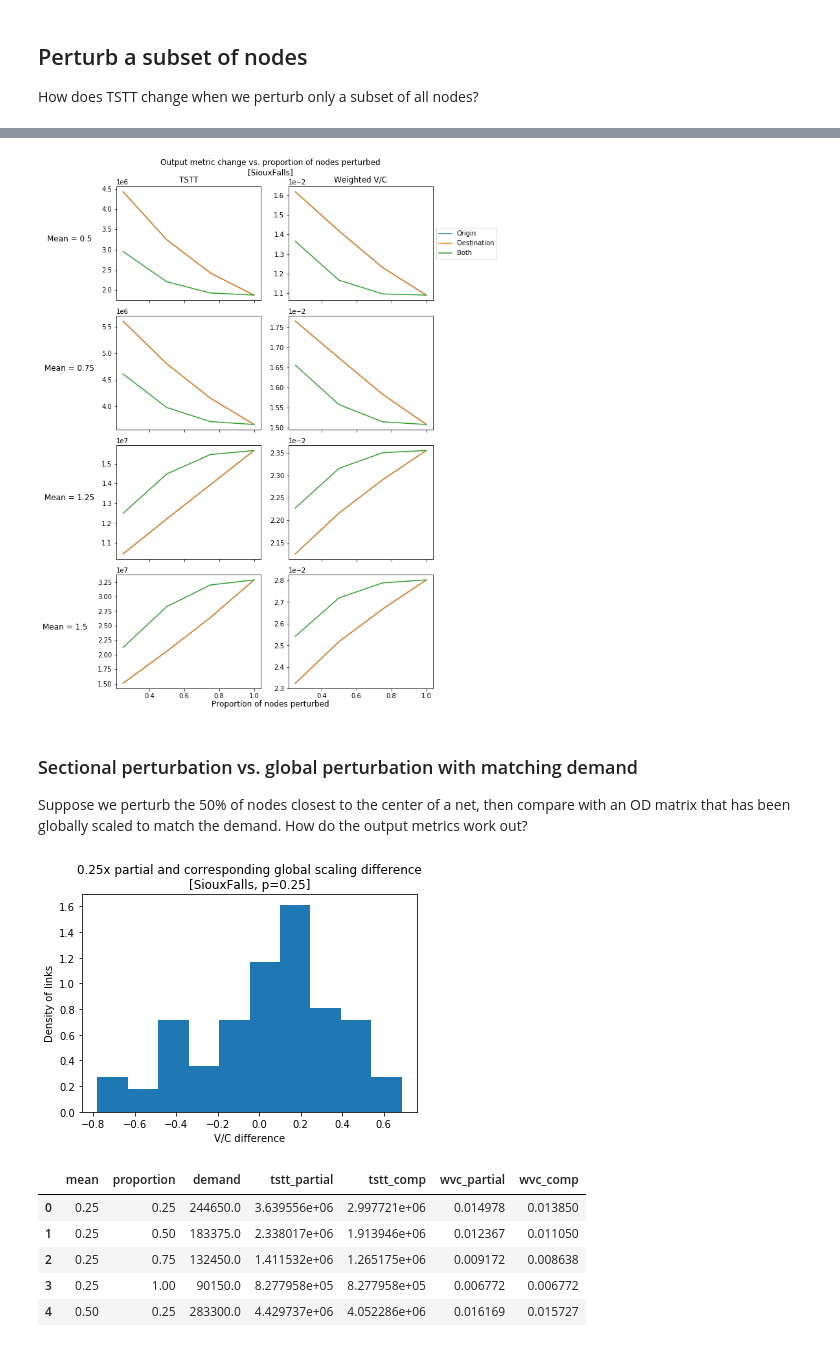
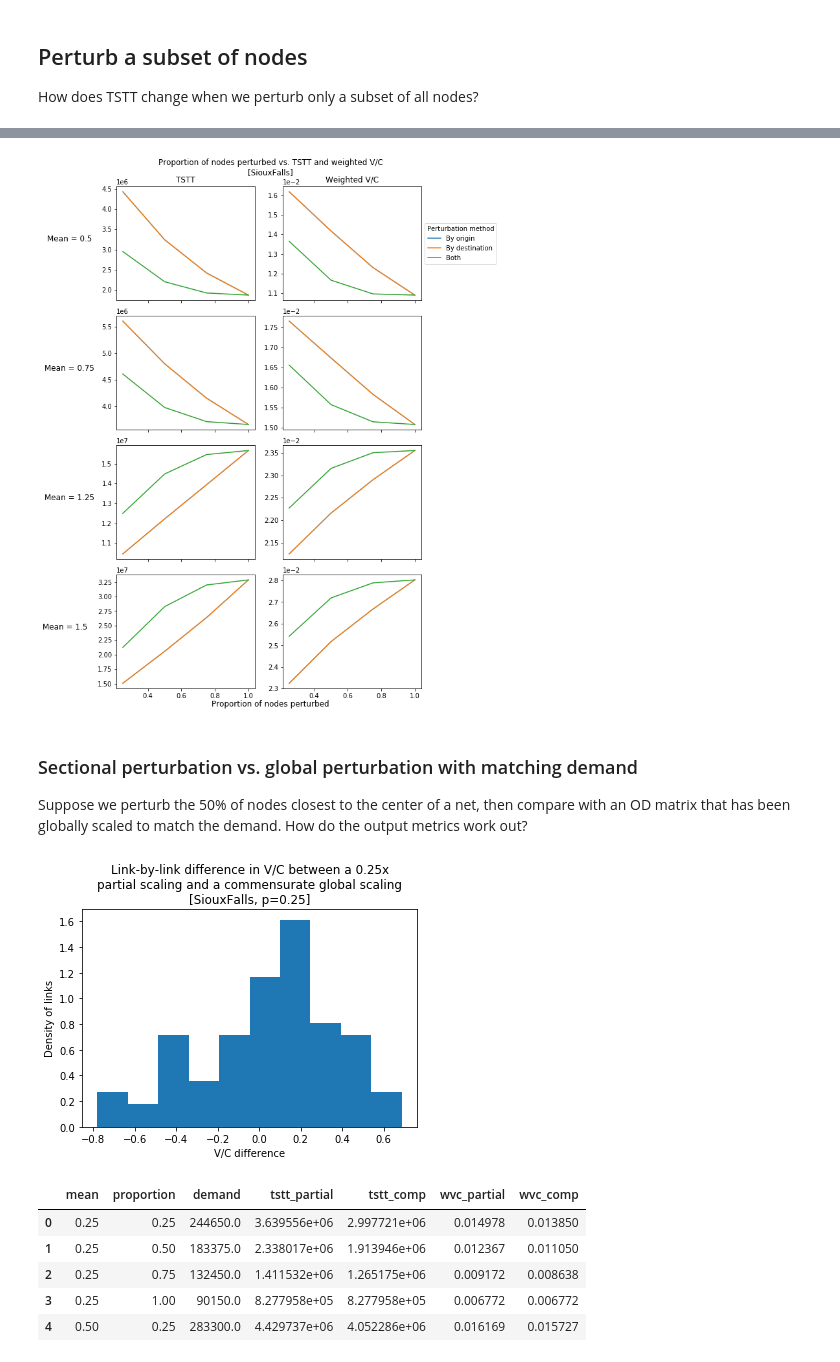
Before and after one commit to CarlinLiao/od-perturbation, a Jupyter notebook: automation.ipynb, the cells around one changed output, grey strips where cells are left out. Saved outputs shown, nothing was run; the diff lists cells and outputs as text; code cells hidden in the pictures.

Commit message:
added normalcy binary plot, hotfixes

```diff
--- a/automation.ipynb
+++ b/automation.ipynb
@@ -511,9 +535,9 @@ def partial_perturb_plotter(df, net, plotFilename=None):
             axes[i][0].ticklabel_format(style='sci', scilimits=(0,0))
             axes[i][1].ticklabel_format(style='sci', scilimits=(0,0))
             axes[i][0].set_ylabel('Mean = {}'.format(round(mean,2)), rotation=0, size='large', labelpad=50)
-    axes[0][1].legend(loc='center left', bbox_to_anchor=(1,0.5))
+    axes[0][1].legend(title='Perturbation method', loc='center left', bbox_to_anchor=(1,0.5))
 
-    fig.suptitle('Output metric change vs. proportion of nodes perturbed\n[{}]'.format(net))
+    fig.suptitle('Proportion of nodes perturbed vs. TSTT and weighted V/C\n[{}]'.format(net))
     fig.text(0.5, 0, 'Proportion of nodes perturbed', ha='center', fontsize=12)
     fig.tight_layout()
     fig.subplots_adjust(top=0.93)
@@ -523,7 +547,7 @@ def partial_perturb_plotter(df, net, plotFilename=None):
 
 partial_perturb_plotter(df_partial, net, plotFilename='output/plots/{}_partial_perturb.png'.format(net))
 # %% [output]
-[figure, old version]
+[figure, new version]
 # %% [markdown]
 ### Sectional perturbation vs. global perturbation with matching demand
 
@@ -540,36 +564,36 @@ def progressive_partial_perturbation(netFilename, tripsFilename, nodeFilename, t
                                                          norm_sd=0, returnDataFrame=True, returnODinfo=True,
                                                          nodesPerturbedIfOrig=nodes_to_perturb)
             dfc, tsttc, wvcc = tap_trial(netFilename, tripsFilename, norm_mean=demand/true_demand,
                                          norm_sd=0, returnDataFrame=True, returnODinfo=False)
             df.loc[i] = {
                 'mean': m,
                 'proportion': p,
                 'demand': demand,
                 'tstt_partial': tsttp,
                 'tstt_comp': tsttc,
                 'wvc_partial': wvcp,
                 'wvc_comp': wvcc
             }
             i += 1
 
             ((dfp['flow']-dfc['flow'])/dfc['capacity']).hist(density=True)
-            plt.title('{}x partial and corresponding global scaling difference\n[{}, p={}]'.format(m, net, p))
+            plt.title('Link-by-link difference in V/C between a {}x\npartial scaling and a commensurate global scaling\n[{}, p={}]'.format(m, net, p))
             plt.xlabel('V/C difference')
             plt.ylabel('Density of links')
             plt.grid(b=None)
-            plt.savefig('output/plots/{}_._{}x_p{}.png', dpi='figure')
+            plt.savefig('output/plots/{}_._{}x_p{}.png'.format(net, m, p), dpi='figure')
             if verbose or i==1:
                 plt.show()
             else:
                 plt.close()
     df.to_csv('output/data/{}_ppp.csv'.format(net), index=False)
 
     return df
 
 df_ppp = progressive_partial_perturbation(netFilename, tripsFilename, nodeFilename, true_demand, net, verbose=False)
 df_ppp.head()
 # %% [output]
-[figure, old version]
+[figure, new version]
 |  | mean | proportion | demand | tstt_partial | tstt_comp | wvc_partial | wvc_comp |
 | 0 | 0.25 | 0.25 | 244650.0 | 3.639556e+06 | 2.997721e+06 | 0.014978 | 0.013850 |
 | 1 | 0.25 | 0.50 | 183375.0 | 2.338017e+06 | 1.913946e+06 | 0.012367 | 0.011050 |
```
Also changed, not shown: parts of 5 cells of this notebook.
